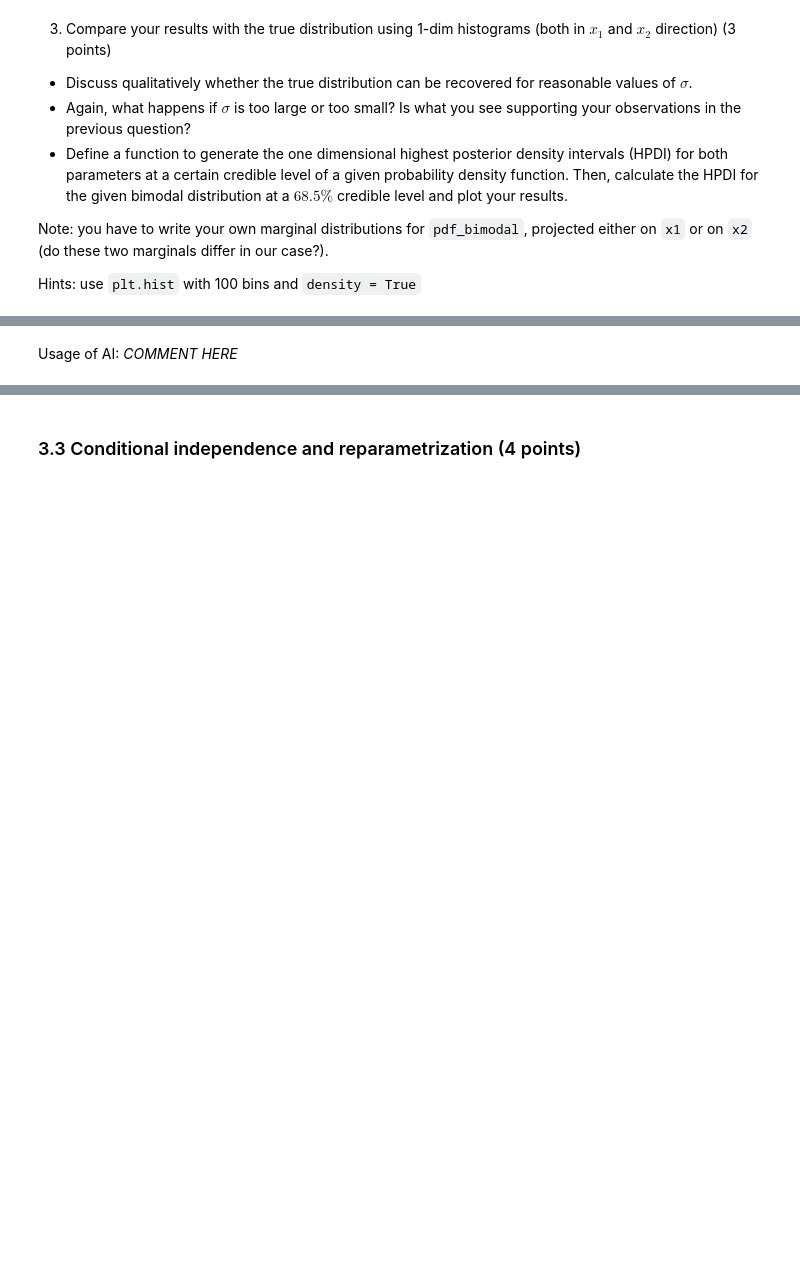
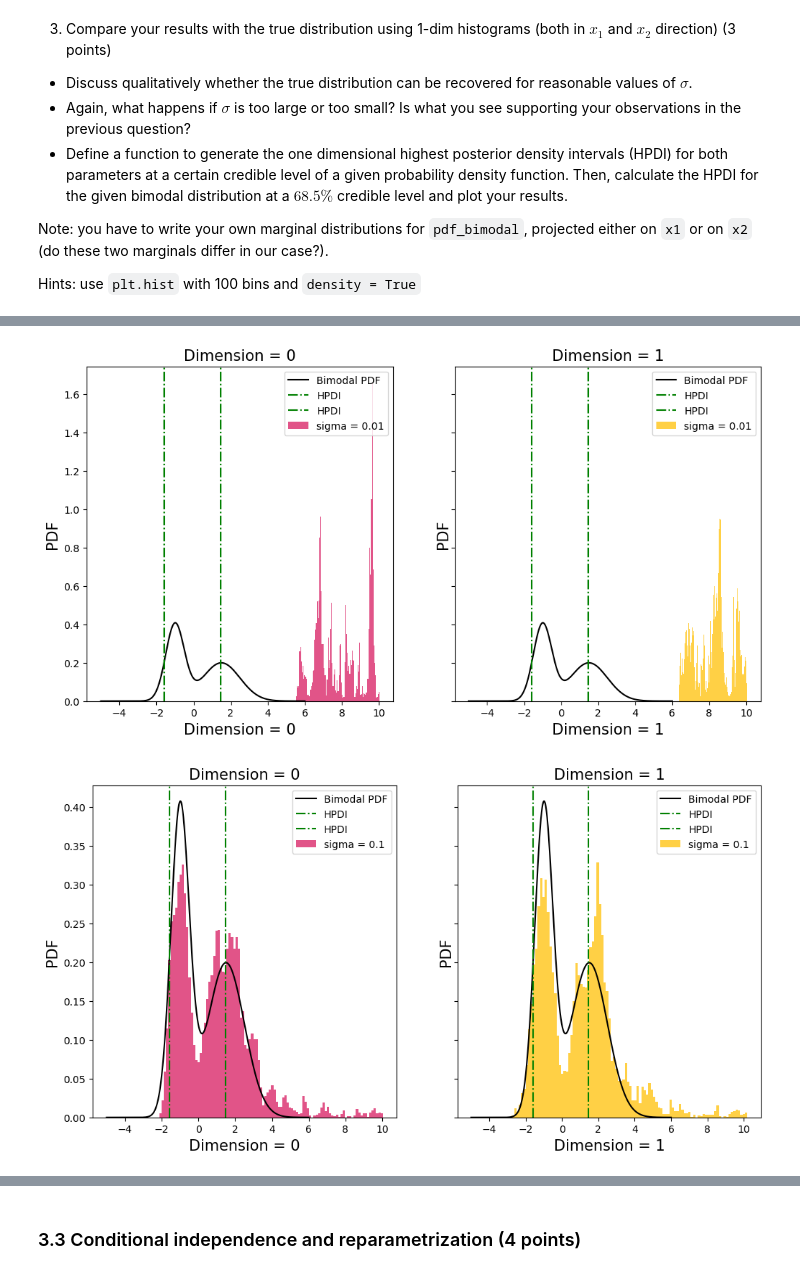
Before and after one commit to afinemax/machine_learning_2024, a Jupyter notebook: hw/ML4PhA_2024_Exercise_sheet_2.ipynb, the cells around one changed output, grey strips where cells are left out. Cells and saved outputs as stored; diff of their text form; code cells hidden in the pictures; blank space fills up the shorter version.

```diff
--- a/hw/ML4PhA_2024_Exercise_sheet_2.ipynb
+++ b/hw/ML4PhA_2024_Exercise_sheet_2.ipynb
@@ -291,2 +261,66 @@ TypeError: unsupported operand type(s) for -: 'list' and 'float'
-# %% [markdown]
-Usage of AI: *COMMENT HERE*
+# %%
+from scipy.integrate import cumtrapz
+from scipy.optimize import brentq
+
+def pdf_bimodal_1d(x):
+    """Bimodal pdf for 1d"""
+    sigma1 = 1.0
+    sigma2 = 0.5
+    pdf = 0.5/(np.sqrt(2*np.pi*sigma1**2))*np.exp(-0.5*((x-1.5)**2)/sigma1**2)  +  0.5/(np.sqrt(2*np.pi*sigma2**2))*np.exp(-0.5*((x+1.0)**2)/sigma2**2)
+    return pdf
+
+
+# same pdf for each plot
+x_arr = np.linspace(-5, 6, 2000)
+pdf_y = pdf_bimodal_1d(x_arr)
+
+# Compute the CDF from the PDF
+cdf_y = cumtrapz(pdf_y, x_arr, initial=0)
+cdf_y /= cdf_y[-1]  # Normalize the CDF to 1
+
+# Function to find the value of x corresponding to a given CDF value
+def find_x_from_cdf(cdf_target, cdf, x):
+    ''' this one does not need a doc string'''
+    cdf_func = lambda x_val: np.interp(x_val, x, cdf) - cdf_target
+    return brentq(cdf_func, x[0], x[-1])
+
+# Find the HPDI bounds
+def find_hpdi(cdf, x, level=0.685):
+    "Finds HPDI for a given confidence level for a given CDF, x is the assocaited x_arr"
+    best_width = float('inf')
+    best_min, best_max = None, None
+
+    for i in range(len(cdf)):
+        cdf_value = cdf[i]
+        cdf_target = cdf_value + level
+        if cdf_target > 1.0:
+            break
+        x_high = find_x_from_cdf(cdf_target, cdf, x)
+        width = x_high - x[i]
+        if width < best_width:
+            best_width = width
+            best_min, best_max = x[i], x_high
+    return best_min, best_max
+
+# Calculate the HPDI
+hpdi_min, hpdi_max = find_hpdi(cdf_y, x_arr, level=0.685)
+
+
+# plot 1d
+colors = ['#D81B60', '#FFC107']
+# Assuming len(samples_chain_list) is always 2
+for i in range(len(samples_chain_list)):
+    fig, axs = plt.subplots(1, 2, figsize=(12, 6), sharey=True)
+    for j in range(2):
+        axs[j].hist(samples_chain_list[i][:,j], density=True, bins=100, alpha=0.75, label='sigma = ' + str(sigma_arr[i])[0:4], color=colors[j])
+        axs[j].plot(x_arr, pdf_y, label='Bimodal PDF', color='k')
+        axs[j].set_xlabel('Dimension = ' + str(j), fontsize=15)
+        axs[j].set_ylabel('PDF', fontsize=15)
+        axs[j].set_title('Dimension = ' + str(j), fontsize=15)
+        axs[j].axvline(hpdi_min, color='green', linestyle='-.', label='HPDI')
+        axs[j].axvline(hpdi_max, color='green', linestyle='-.', label='HPDI')
+        axs[j].legend()
+    plt.show()
+# %% [output]
+[figure, added]
+[figure, added]
```
Also changed, not shown: parts of 14 cells of this notebook.
